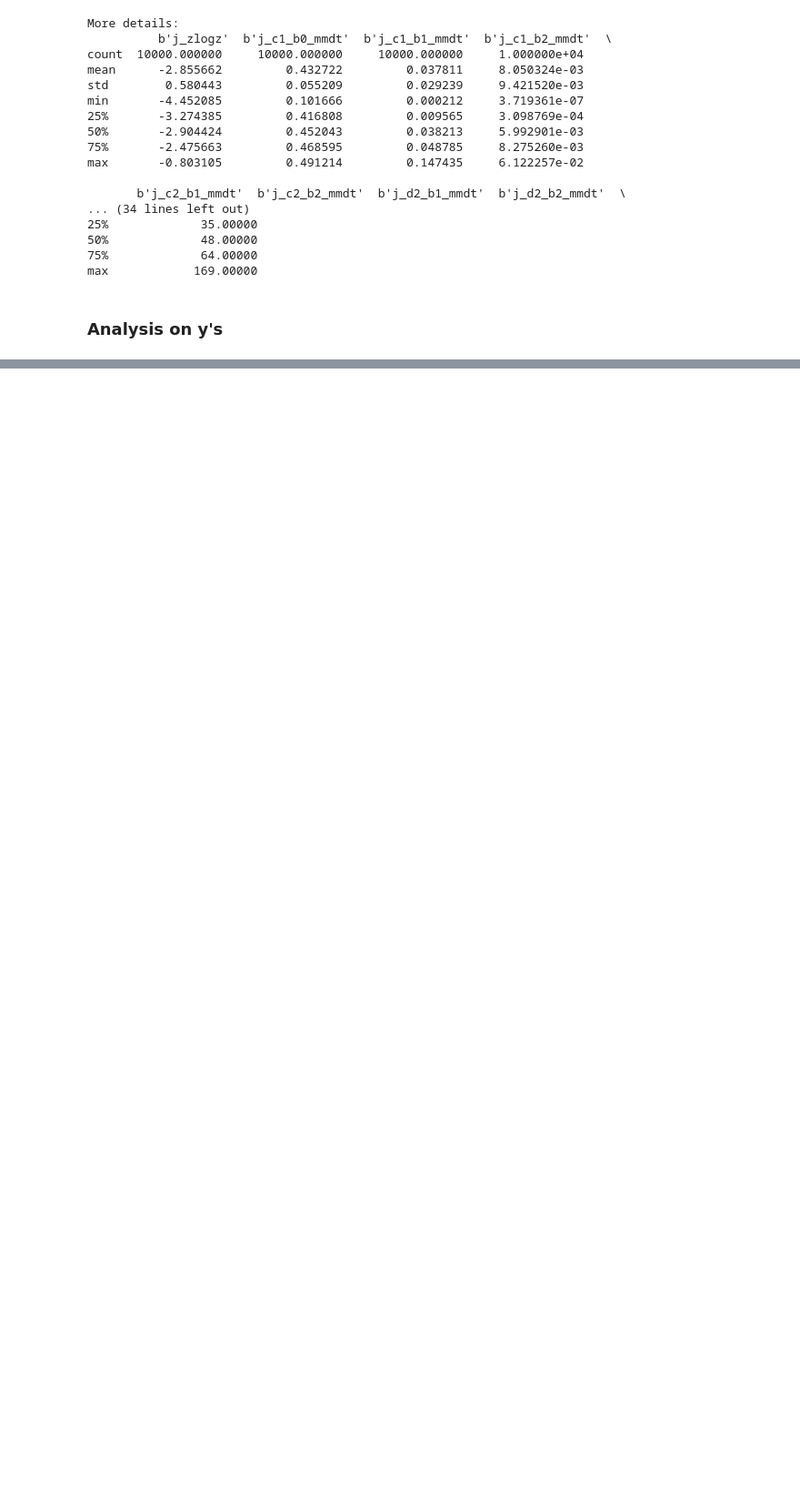
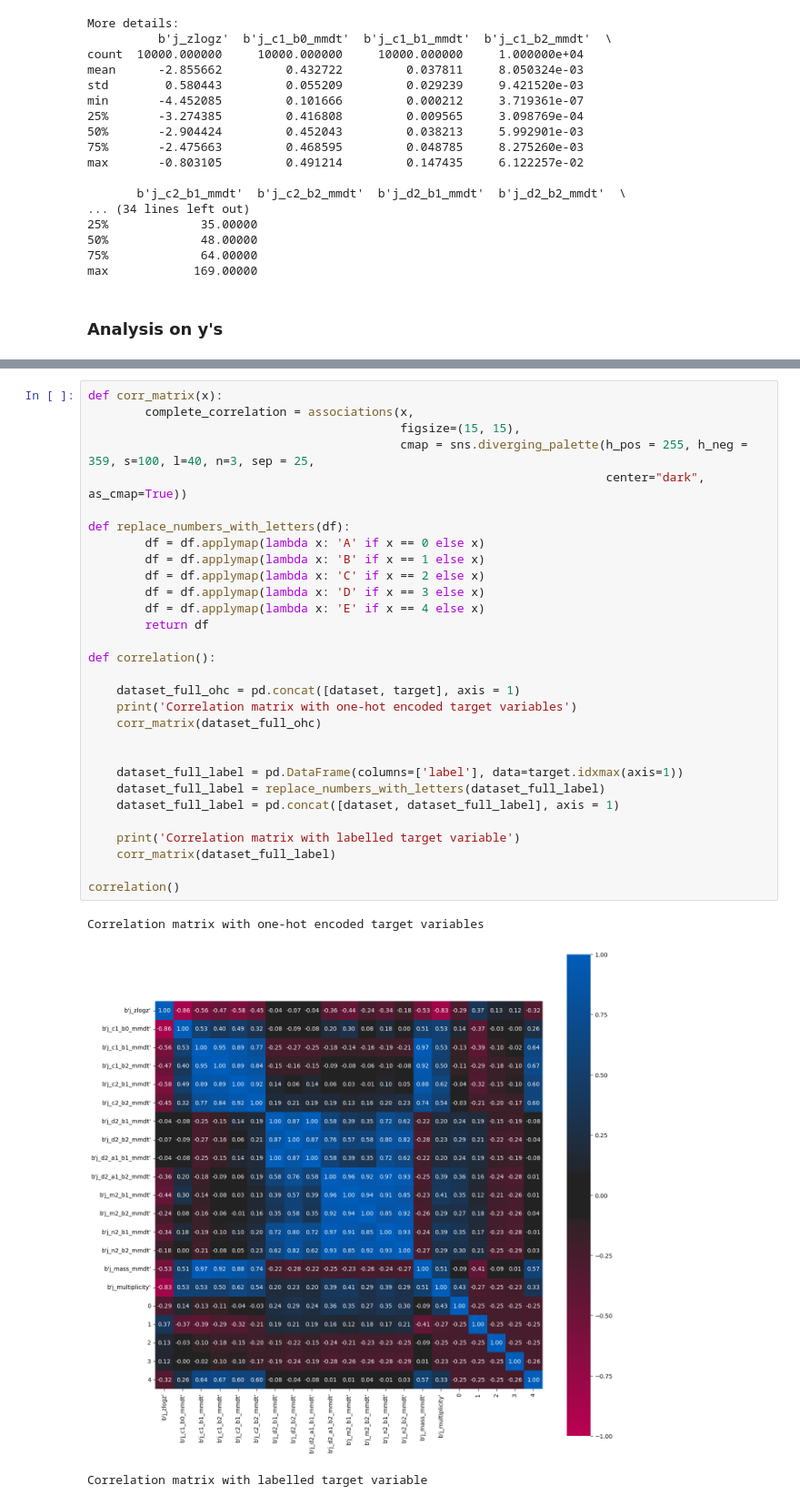
Before and after one commit to vincenzojrs/Machine-Learning-Exploration-for-Collider-Physics, a Jupyter notebook: main/main.ipynb, the cells around one changed output, grey strips where cells are left out. Shown at 91% size. Cells and saved outputs as stored; diff of their text form; blank space fills up the shorter version.

```diff
--- a/main/main.ipynb
+++ b/main/main.ipynb
@@ -159,0 +169,34 @@ True
+# %%
+def corr_matrix(x):
+        complete_correlation = associations(x,
+                                            figsize=(15, 15),
+                                            cmap = sns.diverging_palette(h_pos = 255, h_neg = 359, s=100, l=40, n=3, sep = 25,
+                                                                         center="dark", as_cmap=True))
+
+def replace_numbers_with_letters(df):
+        df = df.applymap(lambda x: 'A' if x == 0 else x)
+        df = df.applymap(lambda x: 'B' if x == 1 else x)
+        df = df.applymap(lambda x: 'C' if x == 2 else x)
+        df = df.applymap(lambda x: 'D' if x == 3 else x)
+        df = df.applymap(lambda x: 'E' if x == 4 else x)
+        return df
+
+def correlation():
+
+    dataset_full_ohc = pd.concat([dataset, target], axis = 1)
+    print('Correlation matrix with one-hot encoded target variables')
+    corr_matrix(dataset_full_ohc)
+
+
+    dataset_full_label = pd.DataFrame(columns=['label'], data=target.idxmax(axis=1))
+    dataset_full_label = replace_numbers_with_letters(dataset_full_label)
+    dataset_full_label = pd.concat([dataset, dataset_full_label], axis = 1)
+
+    print('Correlation matrix with labelled target variable')
+    corr_matrix(dataset_full_label)
+
+correlation()
+# %% [output]
+Correlation matrix with one-hot encoded target variables
+[figure, added]
+Correlation matrix with labelled target variable
```
Also changed, not shown: parts of 8 cells of this notebook.
